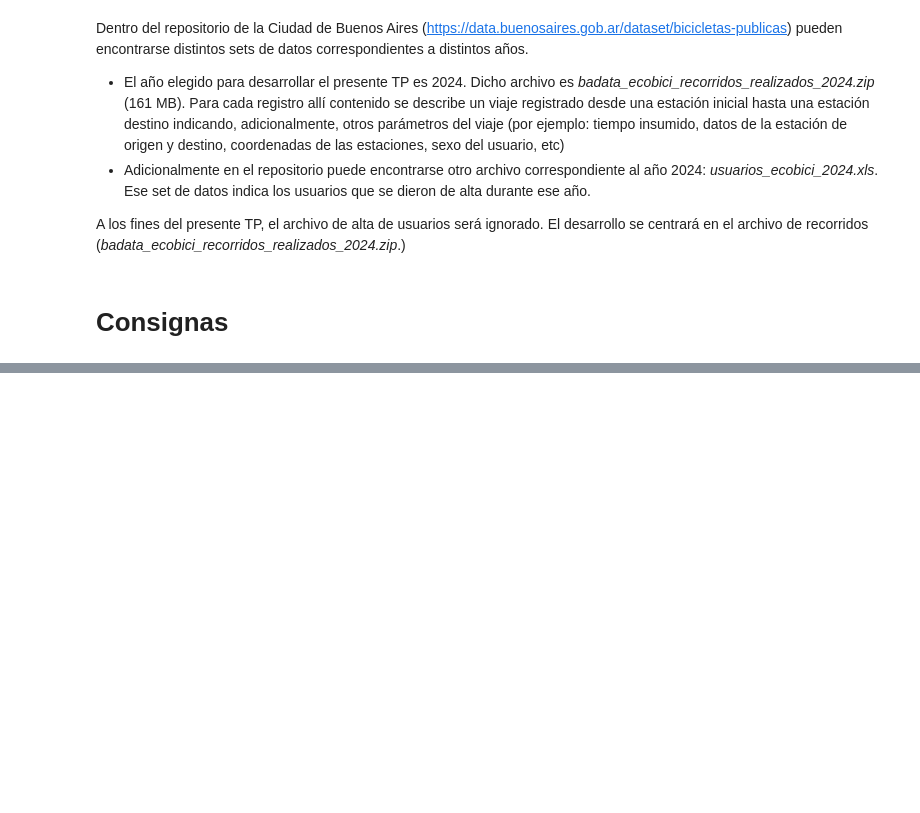
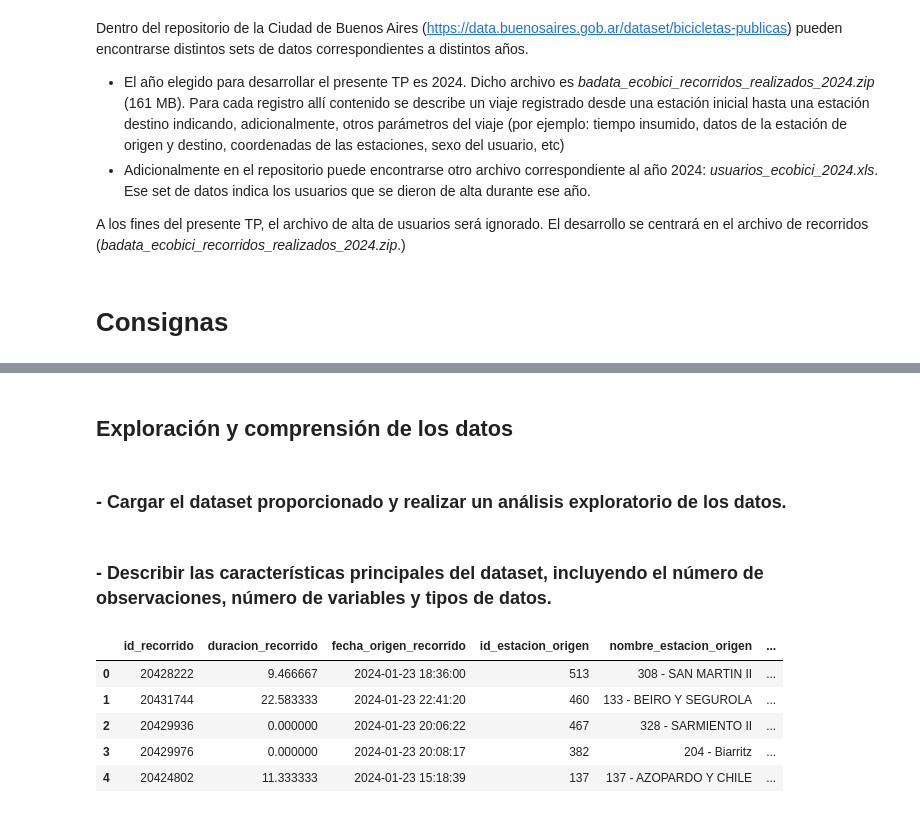
Before and after one commit to elianpinzas/add_tp_final, a Jupyter notebook: trabajo_final.ipynb, the cells around one changed output, grey strips where cells are left out. Drawn from its saved outputs; the diff is of its cells as text; code cells hidden in the pictures; blank space fills up the shorter version.

```diff
--- a/trabajo_final.ipynb
+++ b/trabajo_final.ipynb
@@ -172,0 +63,4 @@ Name: duracion_recorrido, dtype: float64
+# %% [markdown]
+## Exploración y comprensión de los datos
+# %% [markdown]
+### - Cargar el dataset proporcionado y realizar un análisis exploratorio de los datos.
@@ -172,0 +74,11 @@ Name: duracion_recorrido, dtype: float64
+# %% [markdown]
+### - Describir las características principales del dataset, incluyendo el número de observaciones, número de variables y tipos de datos.
+# %%
+ecobici_df.head()
+# %% [output]
+|  | id_recorrido | duracion_recorrido | fecha_origen_recorrido | id_estacion_origen | nombre_estacion_origen | ... |
+| 0 | 20428222 | 9.466667 | 2024-01-23 18:36:00 | 513 | 308 - SAN MARTIN II | ... |
+| 1 | 20431744 | 22.583333 | 2024-01-23 22:41:20 | 460 | 133 - BEIRO Y SEGUROLA | ... |
+| 2 | 20429936 | 0.000000 | 2024-01-23 20:06:22 | 467 | 328 - SARMIENTO II | ... |
+| 3 | 20429976 | 0.000000 | 2024-01-23 20:08:17 | 382 | 204 - Biarritz | ... |
+| 4 | 20424802 | 11.333333 | 2024-01-23 15:18:39 | 137 | 137 - AZOPARDO Y CHILE | ... |
```
Also changed, not shown: parts of 51 cells of this notebook, 2 other files.
